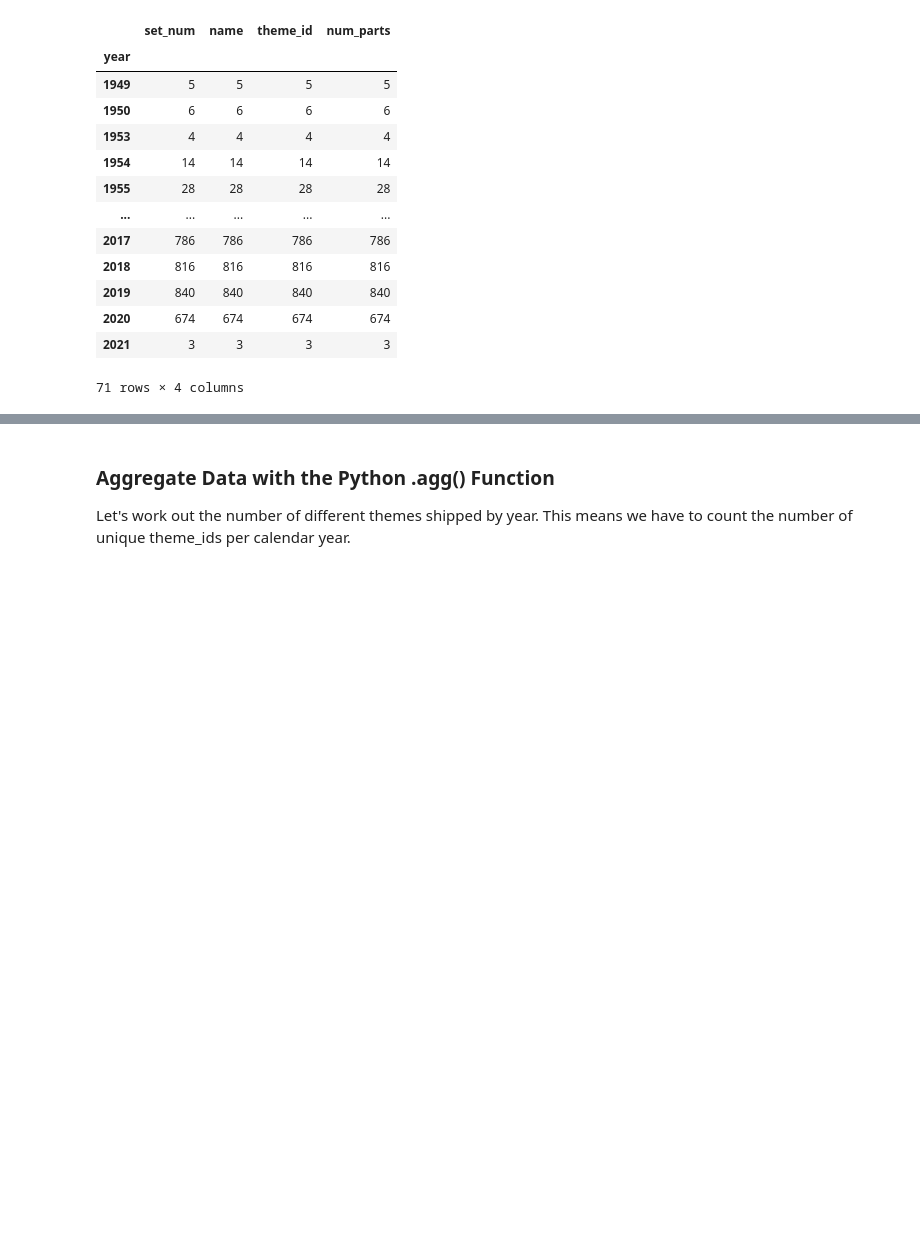
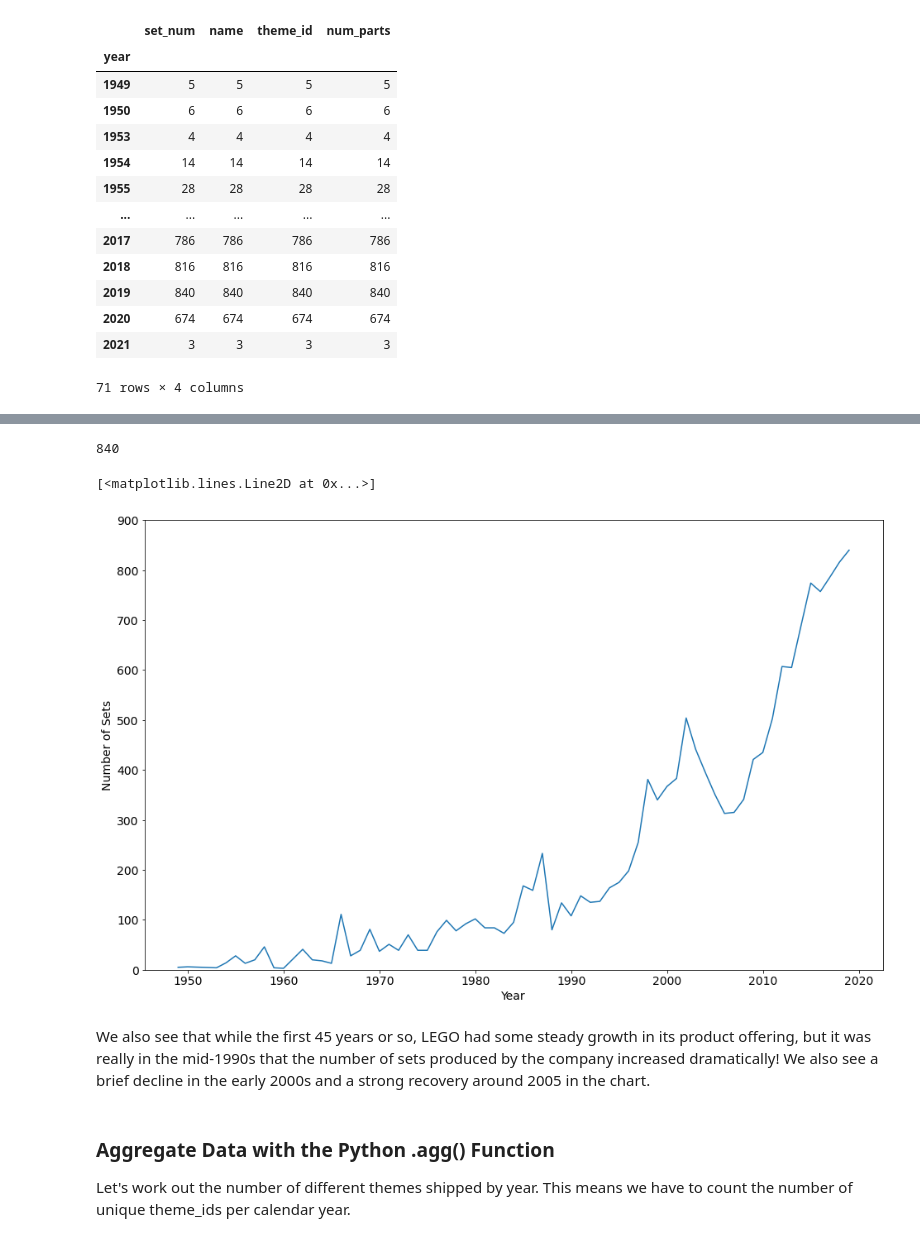
Before and after one commit to 200Richa/Data-Analysis-and-Visualization, a Jupyter notebook: Lego_Analysis/Lego_Analysis.ipynb, the cells around one changed output, grey strips where cells are left out. Drawn from its saved outputs; the diff is of its cells as text; code cells hidden in the pictures; blank space fills up the shorter version.

Commit message:
Complete Plotting number of sets vs year

```diff
--- a/Lego_Analysis/Lego_Analysis.ipynb
+++ b/Lego_Analysis/Lego_Analysis.ipynb
@@ -252,5 +254,6 @@ The largest LEGO set ever produced has around 10,000 pieces! Apparently, only tw
 # %%
-sets.groupby('year').count()
+sets_by_year = sets.groupby('year').count()
+sets_by_year
 # %% [output]
 |  | set_num | name | theme_id | num_parts |
 | year |  |  |  |  |
@@ -273,3 +282,21 @@ Note that the .csv file is from late 2020, so to plot the full calendar years, y
+# %%
+sets_by_year['set_num'].max()
+# %% [output]
+840
+# %%
+plt.figure(figsize=(16,10))
+plt.xticks(fontsize=14)
+plt.yticks(fontsize=14)
+plt.xlabel('Year', fontsize=14)
+plt.ylabel('Number of Sets', fontsize=14)
+plt.ylim(0, 900)
+# Stripping of last two years because data is incomplete
+plt.plot(sets_by_year.index[:-2], sets_by_year.set_num[:-2])
+# %% [output]
+[<matplotlib.lines.Line2D at 0x...>]
+[figure, added]
+# %% [markdown]
+We also see that while the first 45 years or so, LEGO had some steady growth in its product offering, but it was really in the mid-1990s that the number of sets produced by the company increased dramatically! We also see a brief decline in the early 2000s and a strong recovery around 2005 in the chart.
 # %% [markdown]
 ### Aggregate Data with the Python .agg() Function
 
```
Also changed, not shown: parts of 3 cells of this notebook.
